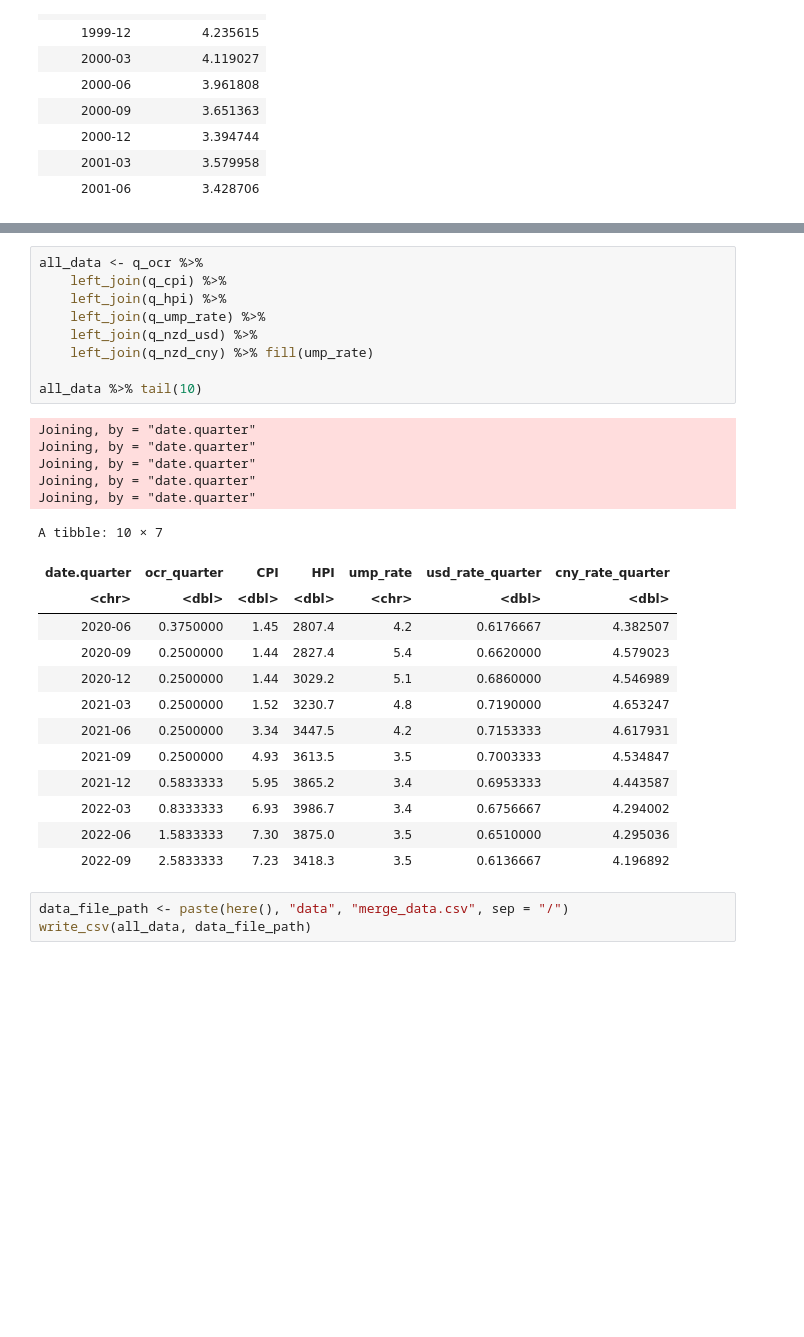
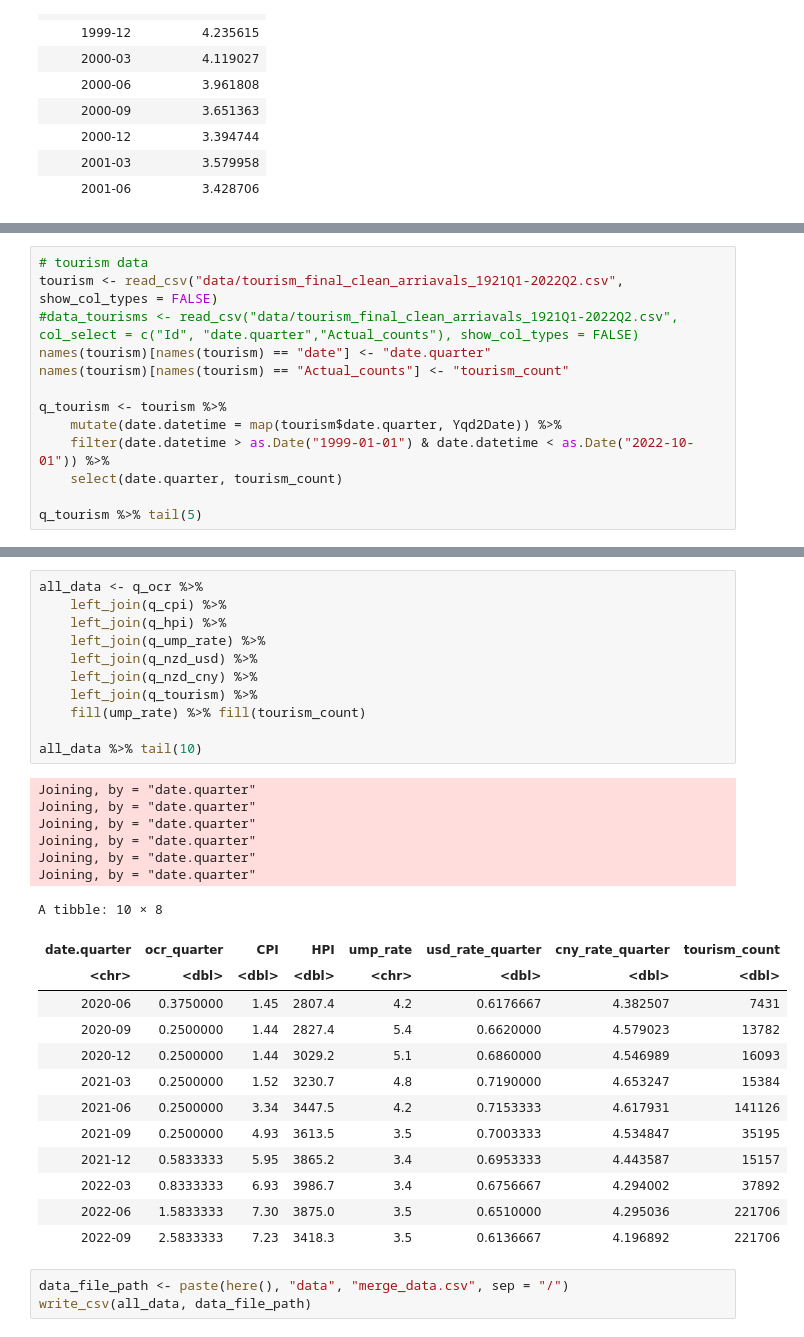
Before and after one commit to ansrali/data422-group-project, a Jupyter notebook: Data_Wrangling.ipynb, the cells around one changed output, grey strips where cells are left out. Drawn from its saved outputs; the diff is of its cells as text; blank space fills up the shorter version.

```diff
--- a/Data_Wrangling.ipynb
+++ b/Data_Wrangling.ipynb
@@ -260,3 +249,16 @@ A tibble: 10 × 2
 | 2000-12 | 5.9 |
 | 2001-03 | 5.6 |
 | 2001-06 | 5.5 |
+# %%
+# tourism data
+tourism <- read_csv("data/tourism_final_clean_arriavals_1921Q1-2022Q2.csv", show_col_types = FALSE)
+#data_tourisms <- read_csv("data/tourism_final_clean_arriavals_1921Q1-2022Q2.csv", col_select = c("Id", "date.quarter","Actual_counts"), show_col_types = FALSE)
+names(tourism)[names(tourism) == "date"] <- "date.quarter"
+names(tourism)[names(tourism) == "Actual_counts"] <- "tourism_count"
+
+q_tourism <- tourism %>%
+    mutate(date.datetime = map(tourism$date.quarter, Yqd2Date)) %>%
+    filter(date.datetime > as.Date("1999-01-01") & date.datetime < as.Date("2022-10-01")) %>%
+    select(date.quarter, tourism_count)
+
+q_tourism %>% tail(5)
@@ -263,31 +276,34 @@ A tibble: 10 × 2
 # %%
 all_data <- q_ocr %>%
     left_join(q_cpi) %>%
     left_join(q_hpi) %>%
     left_join(q_ump_rate) %>%
     left_join(q_nzd_usd) %>%
-    left_join(q_nzd_cny) %>% fill(ump_rate)
+    left_join(q_nzd_cny) %>%
+    left_join(q_tourism) %>%
+    fill(ump_rate) %>% fill(tourism_count)
 
 all_data %>% tail(10)
 # %% [output]
 Joining, by = "date.quarter"
 Joining, by = "date.quarter"
 Joining, by = "date.quarter"
 Joining, by = "date.quarter"
 Joining, by = "date.quarter"
+Joining, by = "date.quarter"
-A tibble: 10 × 7
+A tibble: 10 × 8
-| date.quarter | ocr_quarter | CPI | HPI | ump_rate | usd_rate_quarter | cny_rate_quarter |
-| <chr> | <dbl> | <dbl> | <dbl> | <chr> | <dbl> | <dbl> |
-| 2020-06 | 0.3750000 | 1.45 | 2807.4 | 4.2 | 0.6176667 | 4.382507 |
-| 2020-09 | 0.2500000 | 1.44 | 2827.4 | 5.4 | 0.6620000 | 4.579023 |
-| 2020-12 | 0.2500000 | 1.44 | 3029.2 | 5.1 | 0.6860000 | 4.546989 |
-| 2021-03 | 0.2500000 | 1.52 | 3230.7 | 4.8 | 0.7190000 | 4.653247 |
-| 2021-06 | 0.2500000 | 3.34 | 3447.5 | 4.2 | 0.7153333 | 4.617931 |
-| 2021-09 | 0.2500000 | 4.93 | 3613.5 | 3.5 | 0.7003333 | 4.534847 |
-| 2021-12 | 0.5833333 | 5.95 | 3865.2 | 3.4 | 0.6953333 | 4.443587 |
-| 2022-03 | 0.8333333 | 6.93 | 3986.7 | 3.4 | 0.6756667 | 4.294002 |
-| 2022-06 | 1.5833333 | 7.30 | 3875.0 | 3.5 | 0.6510000 | 4.295036 |
-| 2022-09 | 2.5833333 | 7.23 | 3418.3 | 3.5 | 0.6136667 | 4.196892 |
+| date.quarter | ocr_quarter | CPI | HPI | ump_rate | usd_rate_quarter | cny_rate_quarter | tourism_count |
+| <chr> | <dbl> | <dbl> | <dbl> | <chr> | <dbl> | <dbl> | <dbl> |
+| 2020-06 | 0.3750000 | 1.45 | 2807.4 | 4.2 | 0.6176667 | 4.382507 | 7431 |
+| 2020-09 | 0.2500000 | 1.44 | 2827.4 | 5.4 | 0.6620000 | 4.579023 | 13782 |
+| 2020-12 | 0.2500000 | 1.44 | 3029.2 | 5.1 | 0.6860000 | 4.546989 | 16093 |
+| 2021-03 | 0.2500000 | 1.52 | 3230.7 | 4.8 | 0.7190000 | 4.653247 | 15384 |
+| 2021-06 | 0.2500000 | 3.34 | 3447.5 | 4.2 | 0.7153333 | 4.617931 | 141126 |
+| 2021-09 | 0.2500000 | 4.93 | 3613.5 | 3.5 | 0.7003333 | 4.534847 | 35195 |
+| 2021-12 | 0.5833333 | 5.95 | 3865.2 | 3.4 | 0.6953333 | 4.443587 | 15157 |
+| 2022-03 | 0.8333333 | 6.93 | 3986.7 | 3.4 | 0.6756667 | 4.294002 | 37892 |
+| 2022-06 | 1.5833333 | 7.30 | 3875.0 | 3.5 | 0.6510000 | 4.295036 | 221706 |
+| 2022-09 | 2.5833333 | 7.23 | 3418.3 | 3.5 | 0.6136667 | 4.196892 | 221706 |
 # %%
 data_file_path <- paste(here(), "data", "merge_data.csv", sep = "/")
 write_csv(all_data, data_file_path)
```
Also changed, not shown: parts of 3 cells of this notebook, 2 other files.
